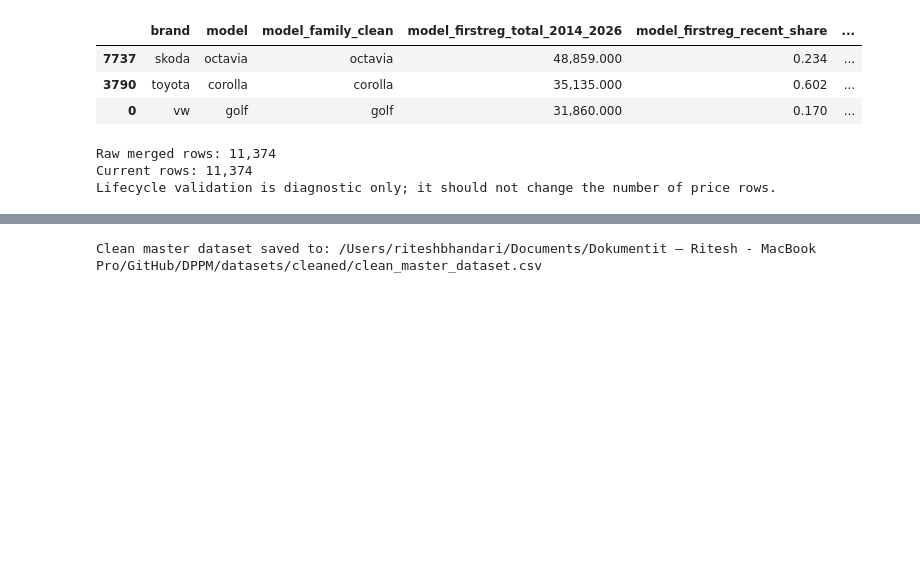
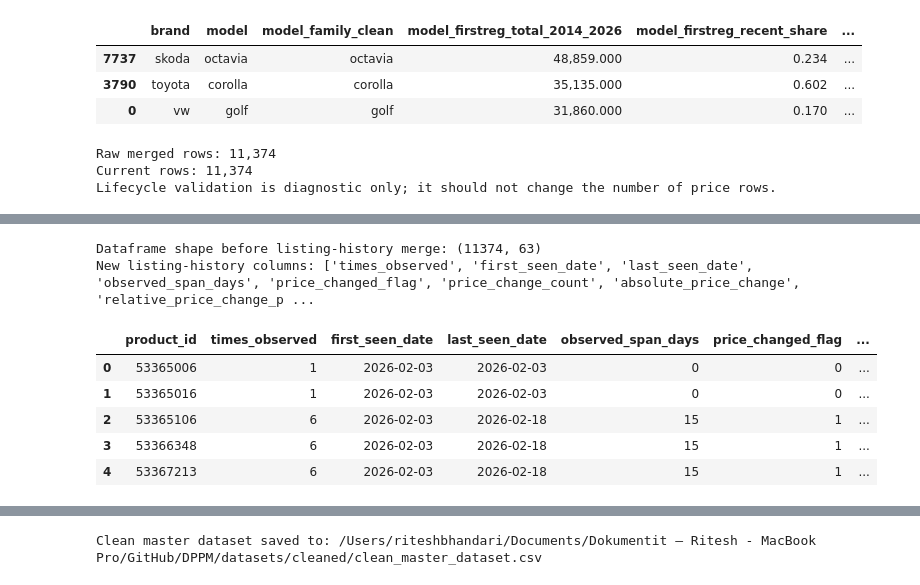
Before and after one commit to Riteshbhandarii/DPPM, a Jupyter notebook: notebooks/02_integration/04_dataset_cleaning.ipynb, the cells around one changed output, grey strips where cells are left out. Saved outputs shown, nothing was run; the diff lists cells and outputs as text; code cells hidden in the pictures; blank space fills up the shorter version.

Commit message:
final cleaned grouping with all the intial features total amount 71

```diff
--- a/notebooks/02_integration/04_dataset_cleaning.ipynb
+++ b/notebooks/02_integration/04_dataset_cleaning.ipynb
@@ -726,0 +749,77 @@ Lifecycle validation is diagnostic only; it should not change the number of pric
+# %%
+# Engineer product-level listing-history variables on the full cleaned dataframe.
+listing_history_columns = [
+    "times_observed",
+    "first_seen_date",
+    "last_seen_date",
+    "observed_span_days",
+    "price_changed_flag",
+    "price_change_count",
+    "absolute_price_change",
+    "relative_price_change_pct",
+]
+
+def count_price_changes(values):
+    prices = values.dropna()
+    if len(prices) <= 1:
+        return 0
+    return int(prices.ne(prices.shift()).iloc[1:].sum())
+
+def first_non_null(values):
+    values = values.dropna()
+    return values.iloc[0] if len(values) else np.nan
+
+def last_non_null(values):
+    values = values.dropna()
+    return values.iloc[-1] if len(values) else np.nan
+
+if can_build_listing_history:
+    listing_history_shape_before = df.shape
+    listing_history_work = df[["product_id", "scrape_date", "price"]].copy()
+    listing_history_work["price"] = pd.to_numeric(listing_history_work["price"], errors="coerce")
+    listing_history_work["_row_order"] = np.arange(len(listing_history_work))
+    listing_history_work = listing_history_work.sort_values(
+        ["product_id", "scrape_date", "_row_order"],
+        kind="mergesort",
+        na_position="last",
+    )
+
+    listing_history_features = listing_history_work.groupby("product_id", as_index=False).agg(
+        times_observed=("product_id", "size"),
+        first_seen_date=("scrape_date", "min"),
+        last_seen_date=("scrape_date", "max"),
+        price_changed_flag=("price", lambda values: int(values.nunique(dropna=True) > 1)),
+        price_change_count=("price", count_price_changes),
+        first_observed_price=("price", first_non_null),
+        last_observed_price=("price", last_non_null),
+    )
+
+    listing_history_features["observed_span_days"] = (
+        listing_history_features["last_seen_date"] - listing_history_features["first_seen_date"]
+    ).dt.days
+    listing_history_features["absolute_price_change"] = (
+        listing_history_features["last_observed_price"] - listing_history_features["first_observed_price"]
+    )
+    listing_history_features["relative_price_change_pct"] = np.where(
+        listing_history_features["first_observed_price"].notna()
+        & listing_history_features["first_observed_price"].ne(0),
+        listing_history_features["absolute_price_change"] / listing_history_features["first_observed_price"] * 100,
+        np.nan,
+    )
+
+    listing_history_features = listing_history_features[["product_id"] + listing_history_columns]
+
+    print(f"Dataframe shape before listing-history merge: {listing_history_shape_before}")
+    print("New listing-history columns:", listing_history_columns)
+    display(listing_history_features.head())
+else:
+    listing_history_features = pd.DataFrame(columns=["product_id"] + listing_history_columns)
+# %% [output]
+Dataframe shape before listing-history merge: (11374, 63)
+New listing-history columns: ['times_observed', 'first_seen_date', 'last_seen_date', 'observed_span_days', 'price_changed_flag', 'price_change_count', 'absolute_price_change', 'relative_price_change_p ...
+|  | product_id | times_observed | first_seen_date | last_seen_date | observed_span_days | price_changed_flag | ... |
+| 0 | 53365006 | 1 | 2026-02-03 | 2026-02-03 | 0 | 0 | ... |
+| 1 | 53365016 | 1 | 2026-02-03 | 2026-02-03 | 0 | 0 | ... |
+| 2 | 53365106 | 6 | 2026-02-03 | 2026-02-18 | 15 | 1 | ... |
+| 3 | 53366348 | 6 | 2026-02-03 | 2026-02-18 | 15 | 1 | ... |
+| 4 | 53367213 | 6 | 2026-02-03 | 2026-02-18 | 15 | 1 | ... |
```
Also changed, not shown: parts of 4 cells of this notebook, 5 other files.
